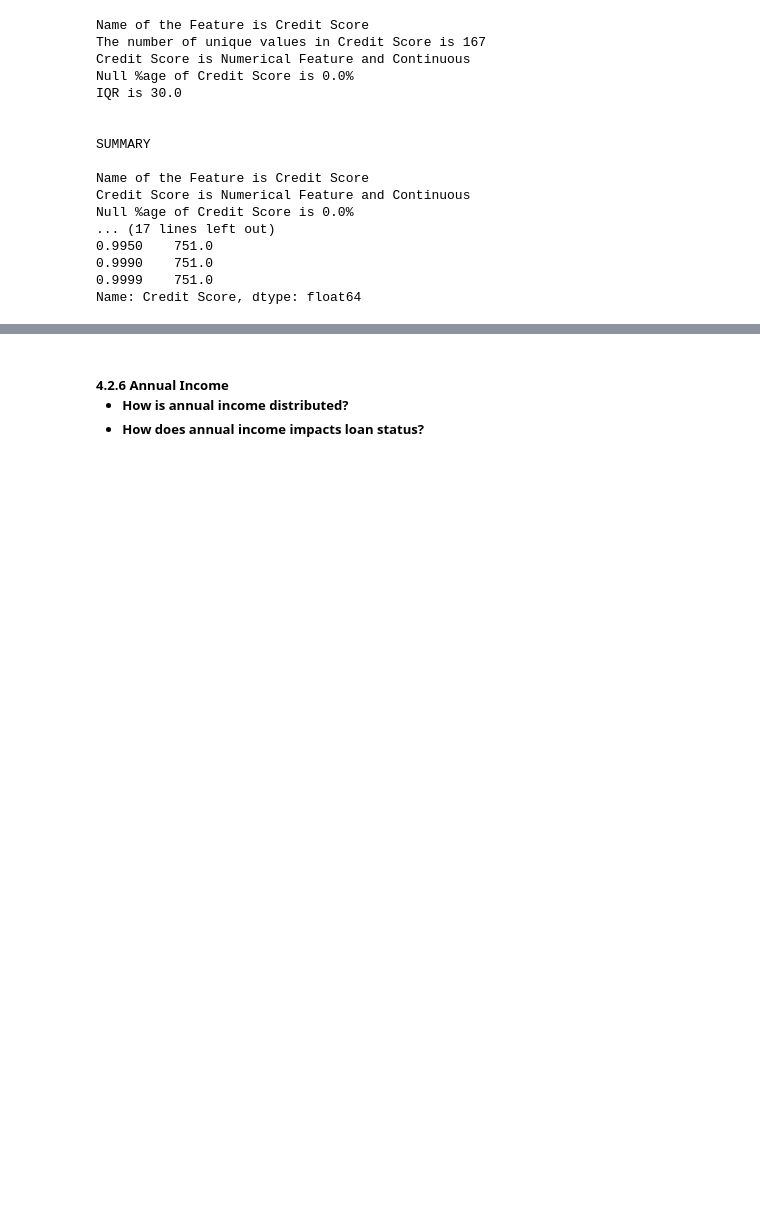
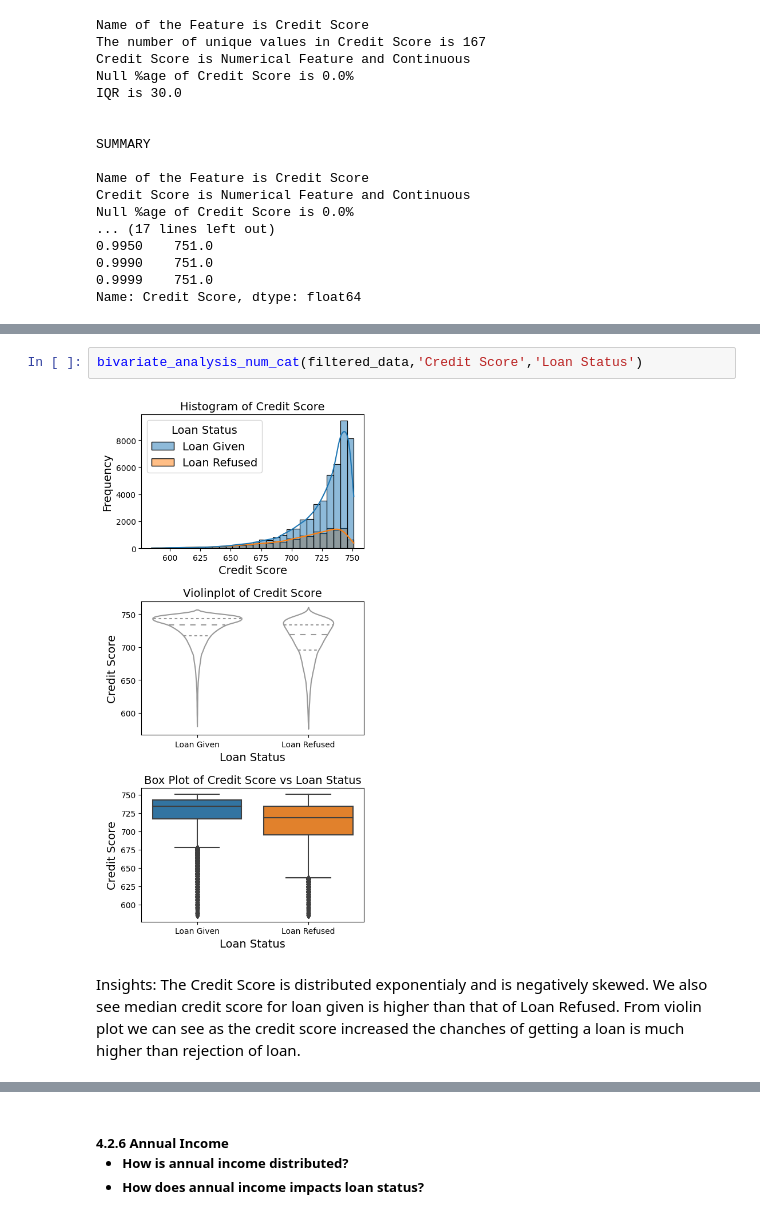
Before and after one commit to RohitDas92/Loan-Approval-Prediction-Project, a Jupyter notebook: loan_approval_prediction_V2.ipynb, the cells around one changed output, grey strips where cells are left out. Saved outputs shown, nothing was run; the diff lists cells and outputs as text; blank space fills up the shorter version.

```diff
--- a/loan_approval_prediction_V2.ipynb
+++ b/loan_approval_prediction_V2.ipynb
@@ -849,0 +684,6 @@ There is no such relation between home ownership vs loan status. But we ca see t
+# %%
+bivariate_analysis_num_cat(filtered_data,'Credit Score','Loan Status')
+# %% [output]
+[figure, added]
+# %% [markdown]
+Insights: The Credit Score is distributed exponentialy and is negatively skewed. We also see median credit score for loan given is higher than that of Loan Refused. From violin plot we can see as the credit score increased the chanches of getting a loan is much higher than rejection of loan.
```
Also changed, not shown: parts of 64 cells of this notebook.
